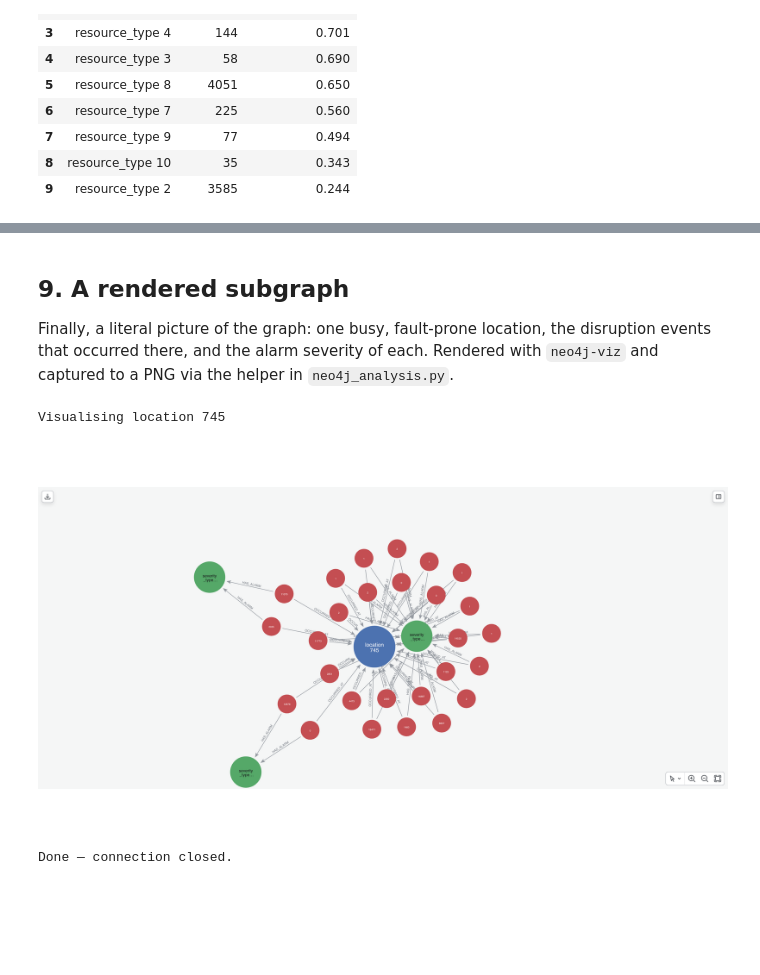
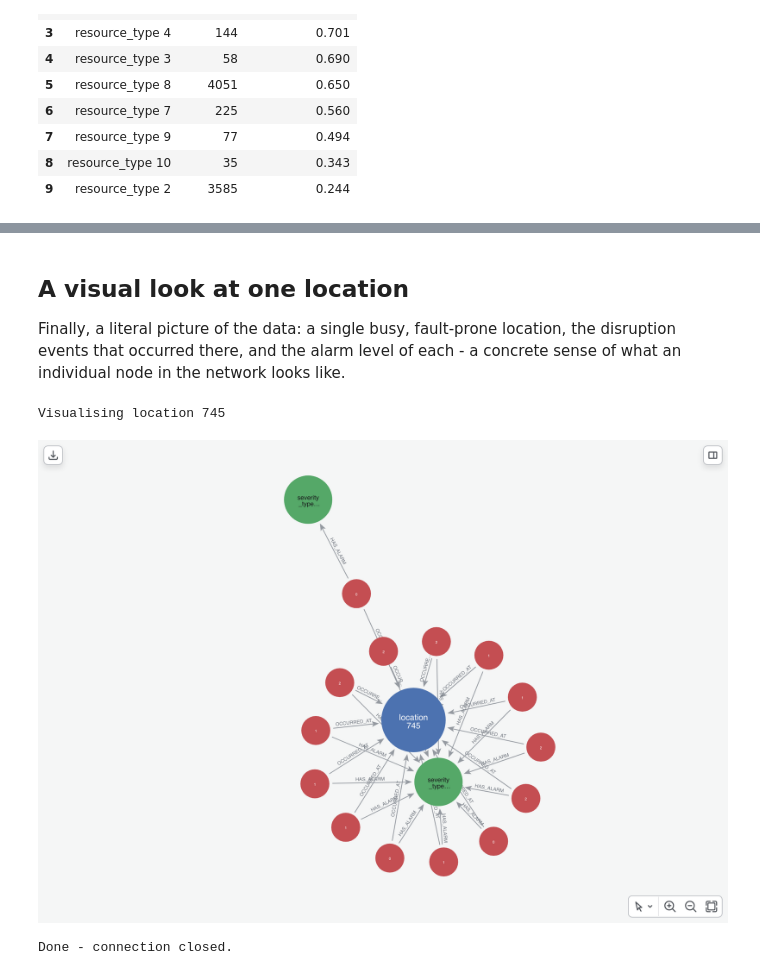
Before and after one commit to pedroleitao-neo4j/telco-network-outages, a Jupyter notebook: analysis.ipynb, the cells around one changed output, grey strips where cells are left out. Cells and saved outputs as stored; diff of their text form; code cells hidden in the pictures; blank space fills up the shorter version.

Commit message:
New approach to graph features

```diff
--- a/analysis.ipynb
+++ b/analysis.ipynb
@@ -45,0 +50,15 @@ Connected.
+# %%
+from neo4j_viz.neo4j import from_neo4j
+from IPython.display import Image
+
+schema = graph.run_query_viz(
+    """
+    CALL db.schema.visualization
+    """
+)
+
+VG = from_neo4j(schema)
+
+html = VG.render(layout="forcedirected", height="700px")
+await graph.capture_graph_to_png(html, f"{RENDERINGS_DIR}/schema.png", width=1000, height=700)
+Image(f"{RENDERINGS_DIR}/schema.png")
@@ -353,51 +361,46 @@ Strongest NEXT_EVENT transitions:
 # %% [markdown]
-## 9. A rendered subgraph
+## A visual look at one location
 
-Finally, a literal picture of the graph: one busy, fault-prone location, the disruption
-events that occurred there, and the alarm severity of each. Rendered with `neo4j-viz` and
-captured to a PNG via the helper in `neo4j_analysis.py`.
+Finally, a literal picture of the data: a single busy, fault-prone location, the disruption events that occurred there, and the alarm level of each - a concrete sense of what an individual node in the network looks like.
 # %%
-from neo4j_viz.neo4j import from_neo4j
-from IPython.display import Image
-
 # Pick a busy, fault-prone training location to visualise.
 focus = graph.run_query('''
     MATCH (l:Location)<-[:OCCURRED_AT]-(e:DisruptionEvent {dataset:'train'})
     WITH l.name AS name, count(e) AS c,
          sum(CASE WHEN e.fault_severity=2 THEN 1 ELSE 0 END) AS sev2
     WHERE c >= 8 AND c <= 16 AND sev2 >= 1
     RETURN name ORDER BY sev2 DESC, c DESC LIMIT 1
 ''')[0]["name"]
 print("Visualising", focus)
 
 g = graph.run_query_viz('''
     MATCH p=(l:Location {name:$loc})<-[:OCCURRED_AT]-(e:DisruptionEvent)-[:HAS_ALARM]->(s:SeverityType)
     RETURN p
 ''', {"loc": focus})
 
 VG = from_neo4j(g)
 graph.set_caption_by_label(VG, {
     "Location": "name",
     "DisruptionEvent": "fault_severity",
     "SeverityType": "name",
 })
 
 # Colour and size nodes by label so the three node types read at a glance.
 label_color = {"Location": "#4C72B0", "DisruptionEvent": "#C44E52", "SeverityType": "#55A868"}
 label_size = {"Location": 40, "DisruptionEvent": 18, "SeverityType": 30}
 for node in VG.nodes:
     lbl = (node.properties.get("labels") or ["?"])[0]
     node.color = label_color.get(lbl, "#999999")
     node.size = label_size.get(lbl, 15)
 
 html = VG.render(layout="forcedirected", height="700px")
-await graph.capture_graph_to_png(html, "location_subgraph.png", width=1600, height=900)
-Image("location_subgraph.png")
+await graph.capture_graph_to_png(html, f"{RENDERINGS_DIR}/location_subgraph.png", width=1000, height=700)
+Image(f"{RENDERINGS_DIR}/location_subgraph.png")
 # %% [output]
 Visualising location 745
-[figure, old version]
+[figure, new version]
 # %%
 graph.close()
-print("Done — connection closed.")
+print("Done - connection closed.")
 # %% [output]
-Done — connection closed.
+Done - connection closed.
```
Also changed, not shown: parts of 20 cells of this notebook, 16 other files.
